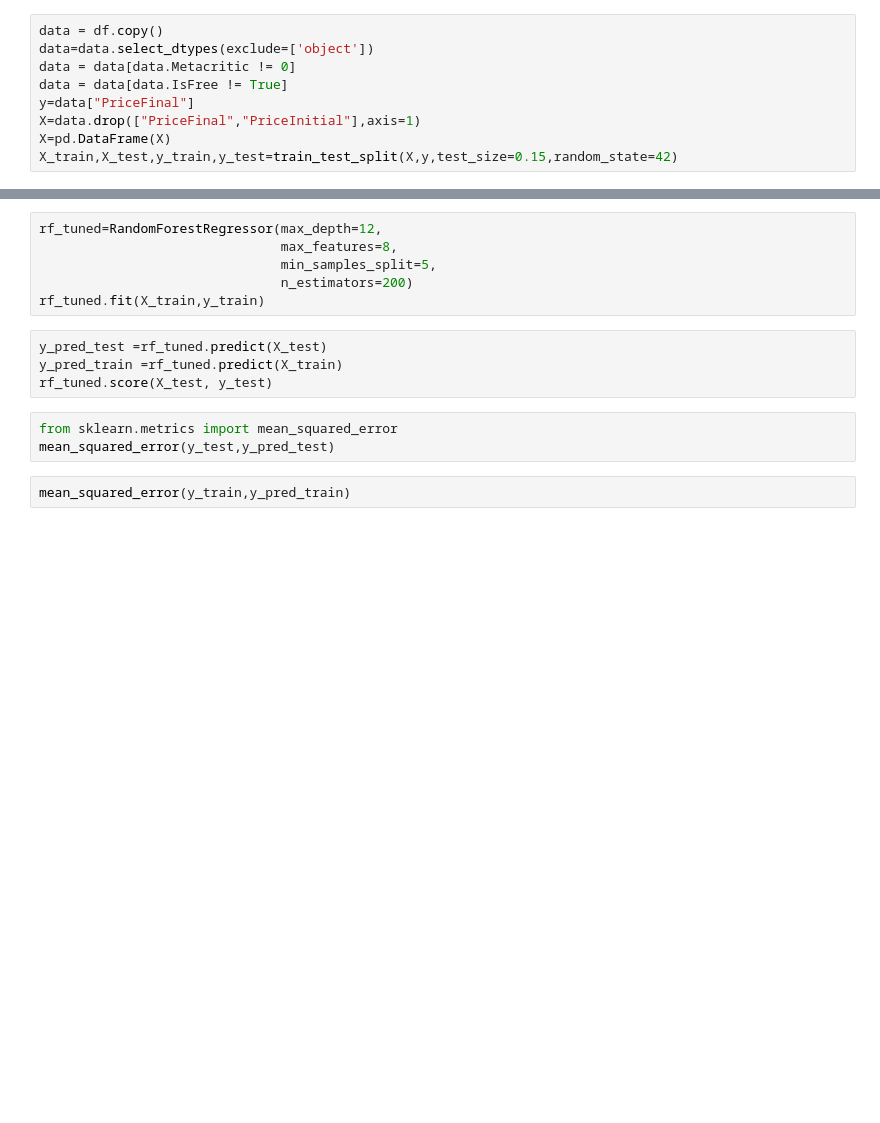
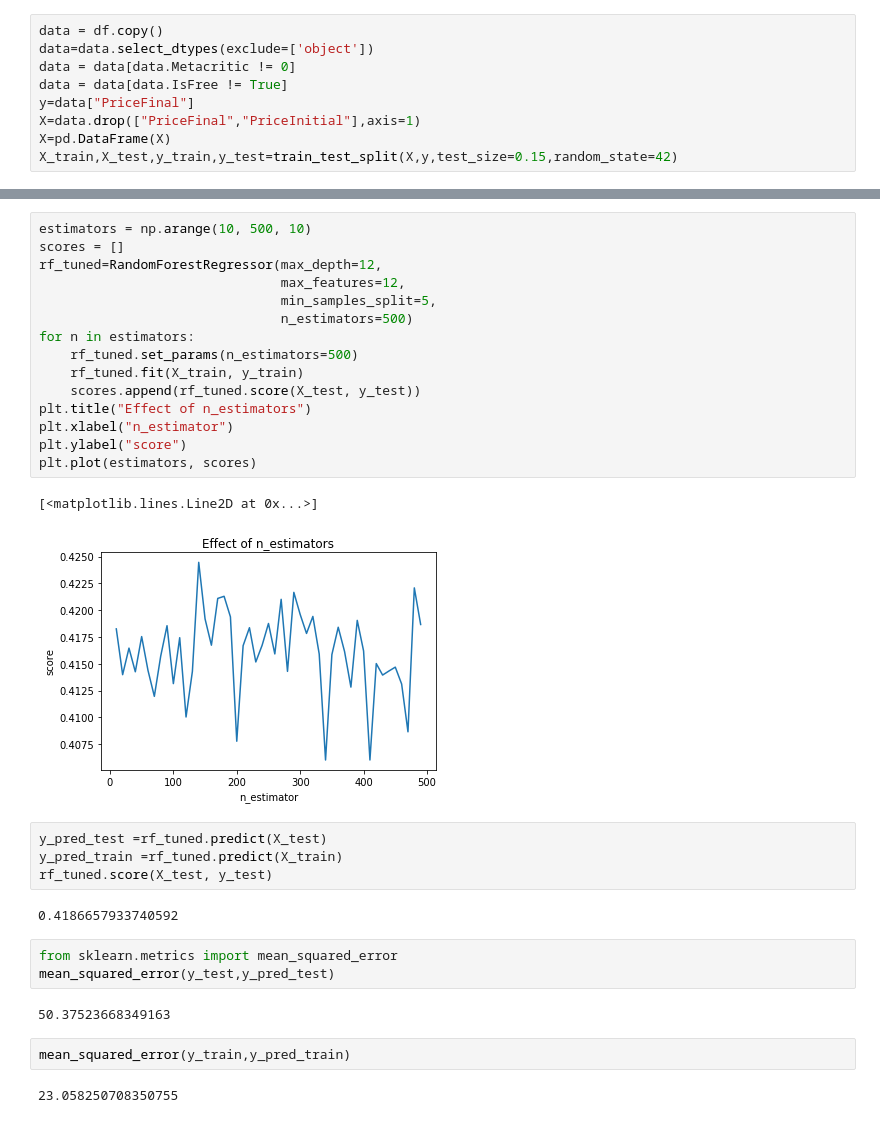
Before and after one commit to UVBMOB/SteamDataML, a Jupyter notebook: dataAnalysis/main.ipynb, the cells around one changed output, grey strips where cells are left out. Cells and saved outputs as stored; diff of their text form; blank space fills up the shorter version.

```diff
--- a/dataAnalysis/main.ipynb
+++ b/dataAnalysis/main.ipynb
@@ -169,18 +297,36 @@ print("best params"+str(rf_cv_model.best_params_))
-# %%
-rf_tuned=RandomForestRegressor(max_depth=12,
-                               max_features=8,
-                               min_samples_split=5,
-                               n_estimators=200)
-rf_tuned.fit(X_train,y_train)
+# %%
+estimators = np.arange(10, 500, 10)
+scores = []
+rf_tuned=RandomForestRegressor(max_depth=12,
+                               max_features=12,
+                               min_samples_split=5,
+                               n_estimators=500)
+for n in estimators:
+    rf_tuned.set_params(n_estimators=500)
+    rf_tuned.fit(X_train, y_train)
+    scores.append(rf_tuned.score(X_test, y_test))
+plt.title("Effect of n_estimators")
+plt.xlabel("n_estimator")
+plt.ylabel("score")
+plt.plot(estimators, scores)
+# %% [output]
+[<matplotlib.lines.Line2D at 0x...>]
+[figure, added]
 # %%
 y_pred_test =rf_tuned.predict(X_test)
 y_pred_train =rf_tuned.predict(X_train)
 rf_tuned.score(X_test, y_test)
+# %% [output]
+0.4186657933740592
 # %%
 from sklearn.metrics import mean_squared_error
 mean_squared_error(y_test,y_pred_test)
+# %% [output]
+50.37523668349163
 # %%
 mean_squared_error(y_train,y_pred_train)
+# %% [output]
+23.058250708350755
 # %%
 importances = rf_tuned.feature_importances_
 indices = np.argsort(importances)[-6:]
```
Also changed, not shown: parts of 20 cells of this notebook.
